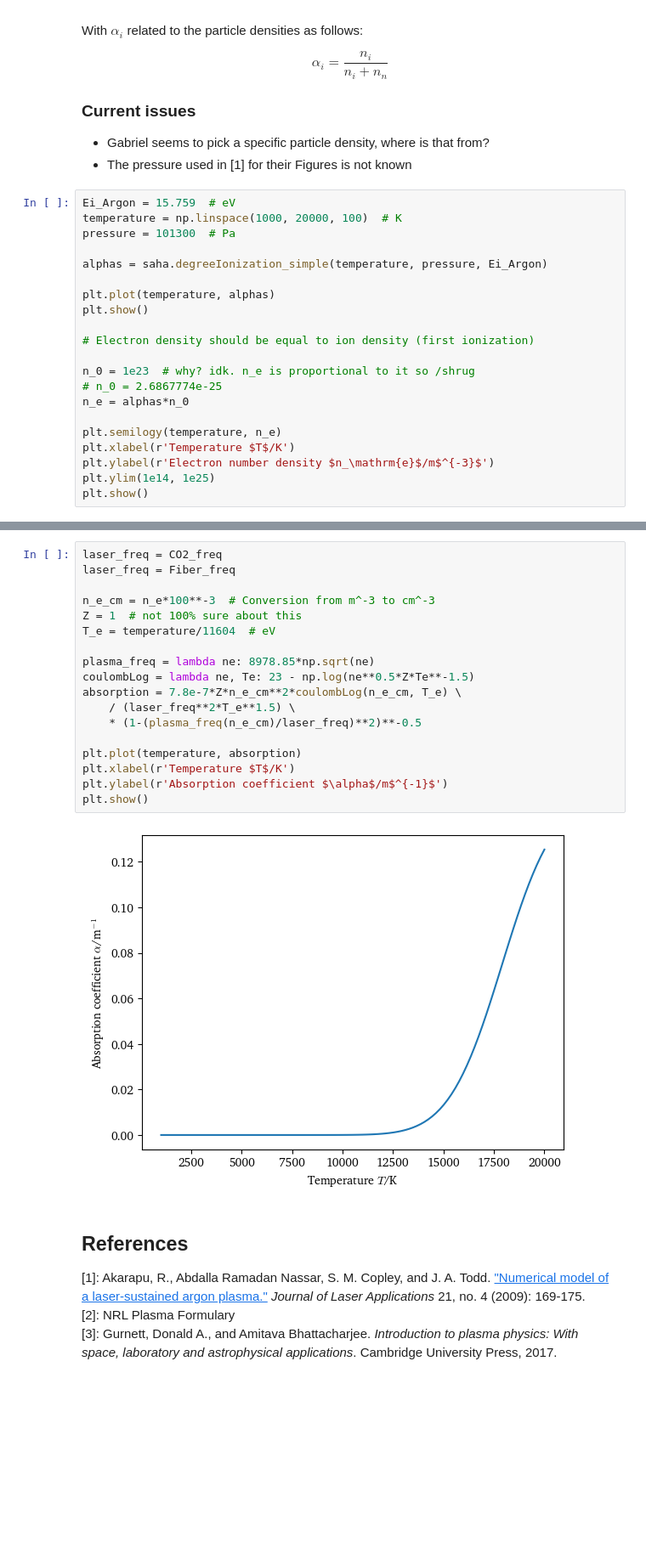
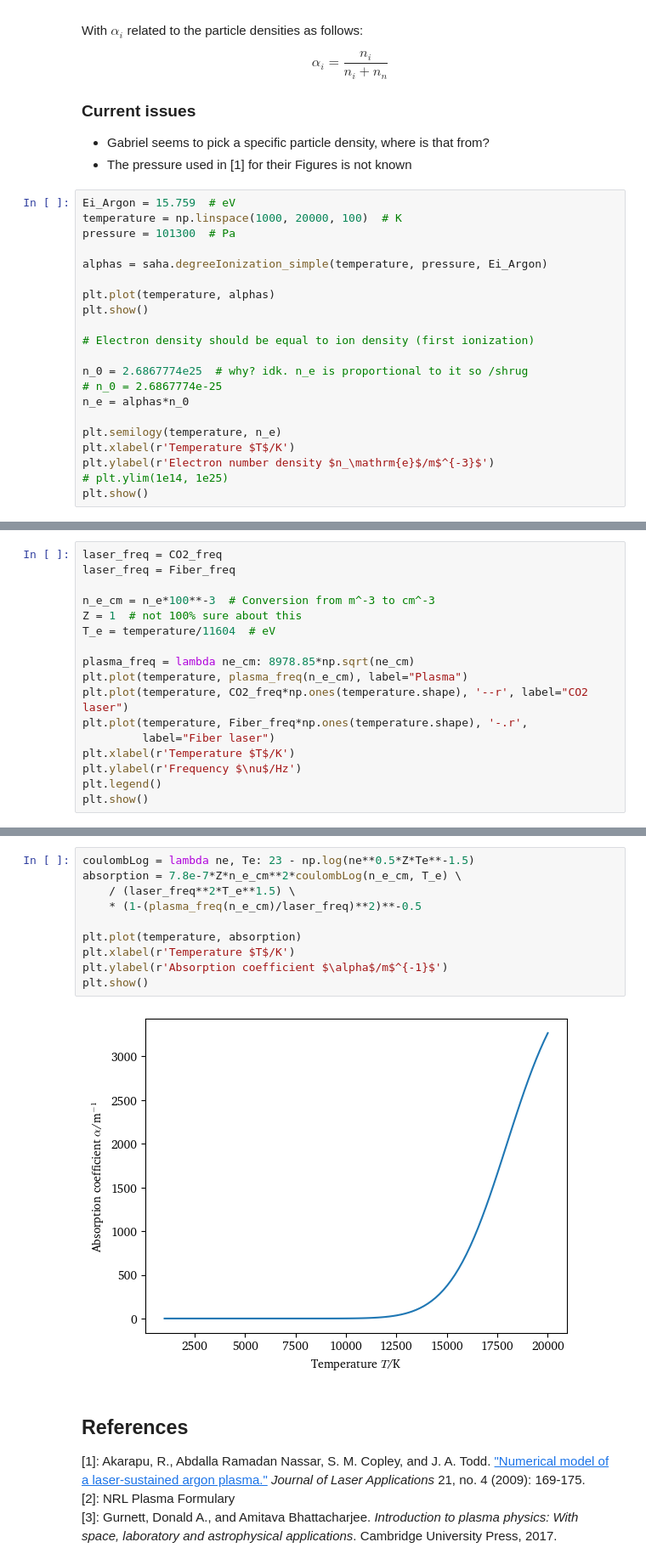
Before and after one commit to eeduplay/MScThesis, a Jupyter notebook: code/absorption.ipynb, the cells around one changed output, grey strips where cells are left out. Shown: that part at 85% size. Saved outputs shown, nothing was run; the diff lists cells and outputs as text; blank space fills up the shorter version.

Commit message:
plasma frequency stuff

```diff
--- a/code/absorption.ipynb
+++ b/code/absorption.ipynb
@@ -39,14 +39,14 @@ plt.show()
 
 # Electron density should be equal to ion density (first ionization)
 
-n_0 = 1e23  # why? idk. n_e is proportional to it so /shrug
+n_0 = 2.6867774e25  # why? idk. n_e is proportional to it so /shrug
 # n_0 = 2.6867774e-25
 n_e = alphas*n_0
 
 plt.semilogy(temperature, n_e)
 plt.xlabel(r'Temperature $T$/K')
 plt.ylabel(r'Electron number density $n_\mathrm{e}$/m$^{-3}$')
-plt.ylim(1e14, 1e25)
+# plt.ylim(1e14, 1e25)
 plt.show()
 # %% [output]
 [figure]
@@ -89,0 +97,17 @@ $$
+# %%
+laser_freq = CO2_freq
+laser_freq = Fiber_freq
+
+n_e_cm = n_e*100**-3  # Conversion from m^-3 to cm^-3
+Z = 1  # not 100% sure about this
+T_e = temperature/11604  # eV
+
+plasma_freq = lambda ne_cm: 8978.85*np.sqrt(ne_cm)
+plt.plot(temperature, plasma_freq(n_e_cm), label="Plasma")
+plt.plot(temperature, CO2_freq*np.ones(temperature.shape), '--r', label="CO2 laser")
+plt.plot(temperature, Fiber_freq*np.ones(temperature.shape), '-.r',
+         label="Fiber laser")
+plt.xlabel(r'Temperature $T$/K')
+plt.ylabel(r'Frequency $\nu$/Hz')
+plt.legend()
+plt.show()
@@ -90,23 +126,15 @@ $$
 # %%
-laser_freq = CO2_freq
-laser_freq = Fiber_freq
-
-n_e_cm = n_e*100**-3  # Conversion from m^-3 to cm^-3
-Z = 1  # not 100% sure about this
-T_e = temperature/11604  # eV
-
-plasma_freq = lambda ne: 8978.85*np.sqrt(ne)
 coulombLog = lambda ne, Te: 23 - np.log(ne**0.5*Z*Te**-1.5)
 absorption = 7.8e-7*Z*n_e_cm**2*coulombLog(n_e_cm, T_e) \
     / (laser_freq**2*T_e**1.5) \
     * (1-(plasma_freq(n_e_cm)/laser_freq)**2)**-0.5
 
 plt.plot(temperature, absorption)
 plt.xlabel(r'Temperature $T$/K')
 plt.ylabel(r'Absorption coefficient $\alpha$/m$^{-1}$')
 plt.show()
 # %% [output]
-[figure, old version]
+[figure, new version]
 # %% [markdown]
 ## References
 [1]: Akarapu, R., Abdalla Ramadan Nassar, S. M. Copley, and J. A. Todd. ["Numerical model of a laser-sustained argon plasma."](https://doi.org/10.2351/1.3263120) *Journal of Laser Applications* 21, no. 4 (2009): 169-175.
```
Also changed, not shown: parts of 4 cells of this notebook.
